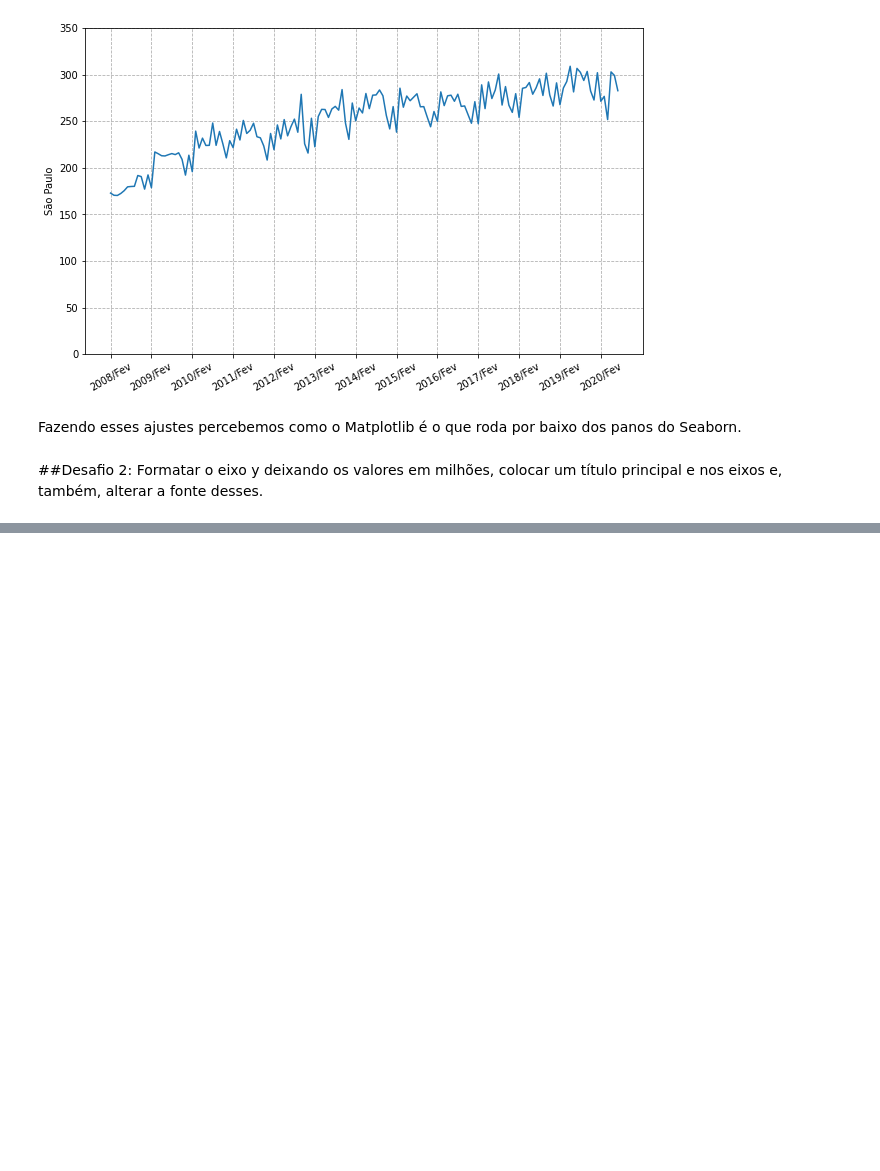
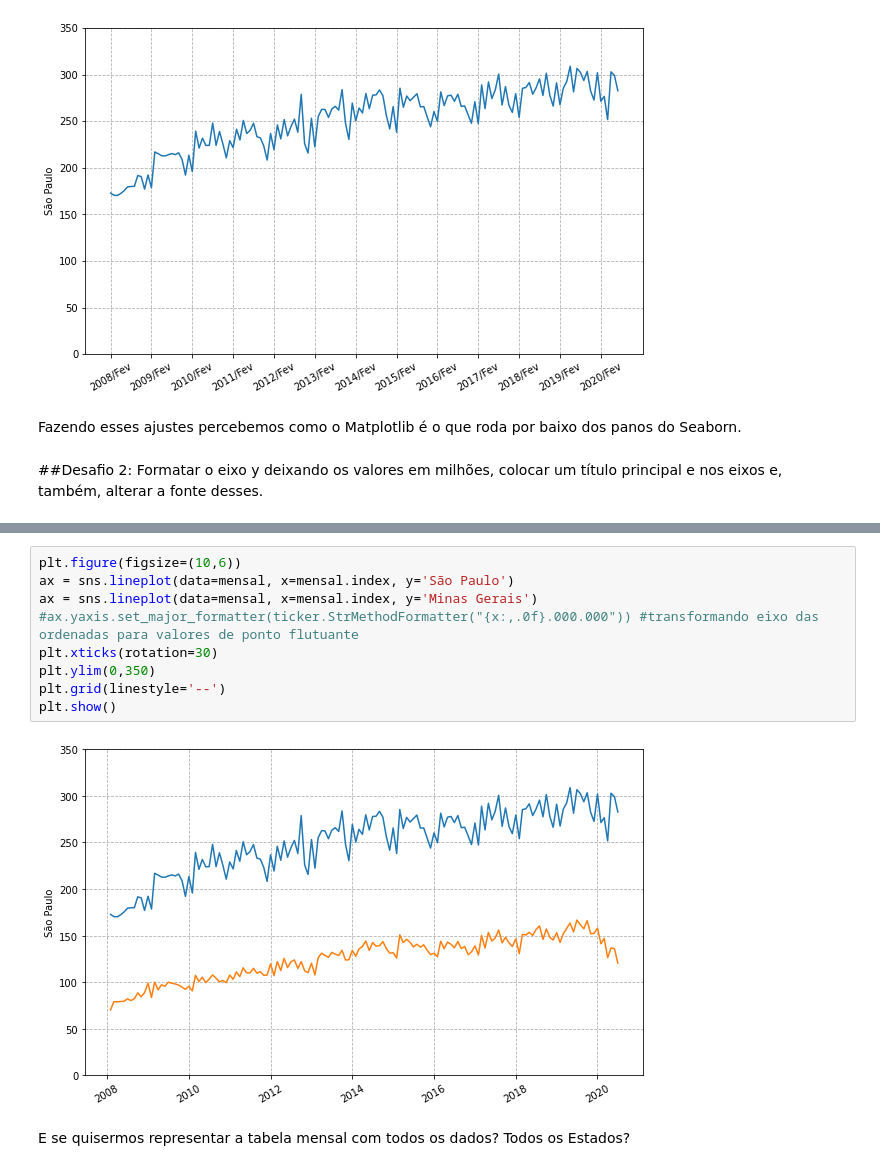
Before and after one commit to AdamStamm/bootcamp_alura, a Jupyter notebook: Notebooks/Bootcamp_Data_Science_Módulo_2.ipynb, the cells around one changed output, grey strips where cells are left out. Drawn from its saved outputs; the diff is of its cells as text; blank space fills up the shorter version.

```diff
--- a/Notebooks/Bootcamp_Data_Science_Módulo_2.ipynb
+++ b/Notebooks/Bootcamp_Data_Science_Módulo_2.ipynb
@@ -620,0 +727,13 @@ plt.show()
+# %%
+plt.figure(figsize=(10,6))
+ax = sns.lineplot(data=mensal, x=mensal.index, y='São Paulo')
+ax = sns.lineplot(data=mensal, x=mensal.index, y='Minas Gerais')
+#ax.yaxis.set_major_formatter(ticker.StrMethodFormatter("{x:,.0f}.000.000")) #transformando eixo das ordenadas para valores de ponto flutuante
+plt.xticks(rotation=30)
+plt.ylim(0,350)
+plt.grid(linestyle='--')
+plt.show()
+# %% [output]
+[figure, added]
+# %% [markdown]
+E se quisermos representar a tabela mensal com todos os dados? Todos os Estados?
```
Also changed, not shown: parts of 31 cells of this notebook.
